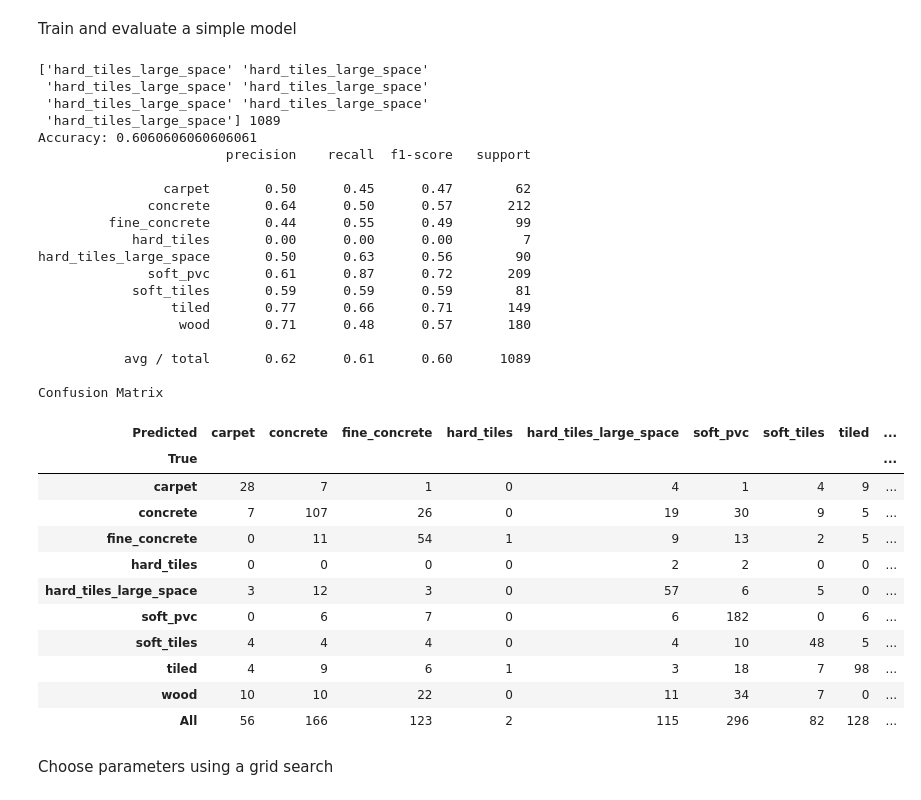
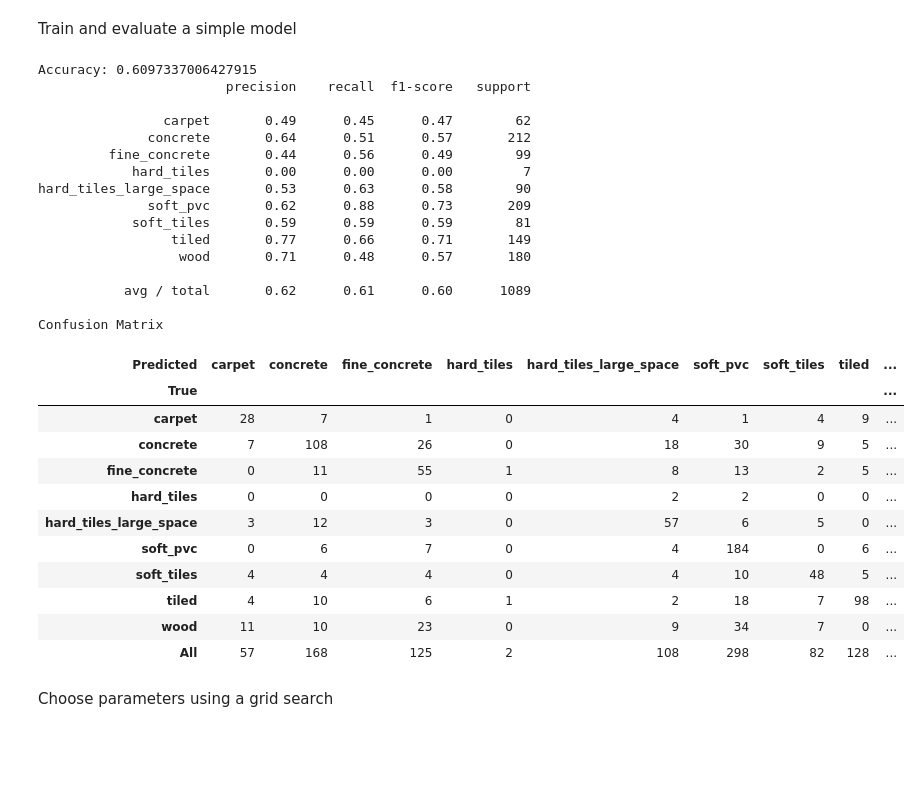
Before and after one commit to yashkarle/Kaggle, a Jupyter notebook: career-con/career-con-2019/kaggle_career_con_nb1.ipynb, the cells around one changed output. Drawn from its saved outputs; the diff is of its cells as text; code cells hidden in the pictures; blank space fills up the shorter version.

```diff
--- a/career-con/career-con-2019/kaggle_career_con_nb1.ipynb
+++ b/career-con/career-con-2019/kaggle_career_con_nb1.ipynb
@@ -1257,52 +1257,48 @@ my_model = my_model.fit(X_train,y_train)
 # %%
 # Make a set of predictions for the test data
 y_pred = my_model.predict(X_valid)
 
-y_pred[-7:] = 'hard_tiles_large_space'
-print(y_pred[-7:], len(y_pred))
+# y_pred[-7:] = 'hard_tiles_large_space'
+# print(y_pred[-7:], len(y_pred))
 
 # Print performance details
 accuracy = metrics.accuracy_score(y_valid, y_pred) # , normalize=True, sample_weight=None
 #model_valid_accuracy_comparisons["MLP"] = accuracy
 print("Accuracy: " +  str(accuracy))
 print(metrics.classification_report(y_valid, y_pred))
 
 # Print confusion matrix
 print("Confusion Matrix")
 pd.crosstab(np.array(y_valid), y_pred, rownames=['True'], colnames=['Predicted'], margins=True)
 # %% [output]
-['hard_tiles_large_space' 'hard_tiles_large_space'
- 'hard_tiles_large_space' 'hard_tiles_large_space'
- 'hard_tiles_large_space' 'hard_tiles_large_space'
- 'hard_tiles_large_space'] 1089
-Accuracy: 0.6060606060606061
+Accuracy: 0.6097337006427915
                         precision    recall  f1-score   support
 
-                carpet       0.50      0.45      0.47        62
-              concrete       0.64      0.50      0.57       212
-         fine_concrete       0.44      0.55      0.49        99
+                carpet       0.49      0.45      0.47        62
+              concrete       0.64      0.51      0.57       212
+         fine_concrete       0.44      0.56      0.49        99
             hard_tiles       0.00      0.00      0.00         7
-hard_tiles_large_space       0.50      0.63      0.56        90
-              soft_pvc       0.61      0.87      0.72       209
+hard_tiles_large_space       0.53      0.63      0.58        90
+              soft_pvc       0.62      0.88      0.73       209
             soft_tiles       0.59      0.59      0.59        81
                  tiled       0.77      0.66      0.71       149
                   wood       0.71      0.48      0.57       180
 
            avg / total       0.62      0.61      0.60      1089
 
 Confusion Matrix
 | Predicted | carpet | concrete | fine_concrete | hard_tiles | hard_tiles_large_space | soft_pvc | soft_tiles | tiled | ... |
 | True |  |  |  |  |  |  |  |  | ... |
 | carpet | 28 | 7 | 1 | 0 | 4 | 1 | 4 | 9 | ... |
-| concrete | 7 | 107 | 26 | 0 | 19 | 30 | 9 | 5 | ... |
-| fine_concrete | 0 | 11 | 54 | 1 | 9 | 13 | 2 | 5 | ... |
+| concrete | 7 | 108 | 26 | 0 | 18 | 30 | 9 | 5 | ... |
+| fine_concrete | 0 | 11 | 55 | 1 | 8 | 13 | 2 | 5 | ... |
 | hard_tiles | 0 | 0 | 0 | 0 | 2 | 2 | 0 | 0 | ... |
 | hard_tiles_large_space | 3 | 12 | 3 | 0 | 57 | 6 | 5 | 0 | ... |
-| soft_pvc | 0 | 6 | 7 | 0 | 6 | 182 | 0 | 6 | ... |
+| soft_pvc | 0 | 6 | 7 | 0 | 4 | 184 | 0 | 6 | ... |
 | soft_tiles | 4 | 4 | 4 | 0 | 4 | 10 | 48 | 5 | ... |
-| tiled | 4 | 9 | 6 | 1 | 3 | 18 | 7 | 98 | ... |
-| wood | 10 | 10 | 22 | 0 | 11 | 34 | 7 | 0 | ... |
-| All | 56 | 166 | 123 | 2 | 115 | 296 | 82 | 128 | ... |
+| tiled | 4 | 10 | 6 | 1 | 2 | 18 | 7 | 98 | ... |
+| wood | 11 | 10 | 23 | 0 | 9 | 34 | 7 | 0 | ... |
+| All | 57 | 168 | 125 | 2 | 108 | 298 | 82 | 128 | ... |
 # %% [markdown]
 Choose parameters using a grid search
 # %%
```
Also changed, not shown: 1 other file.
